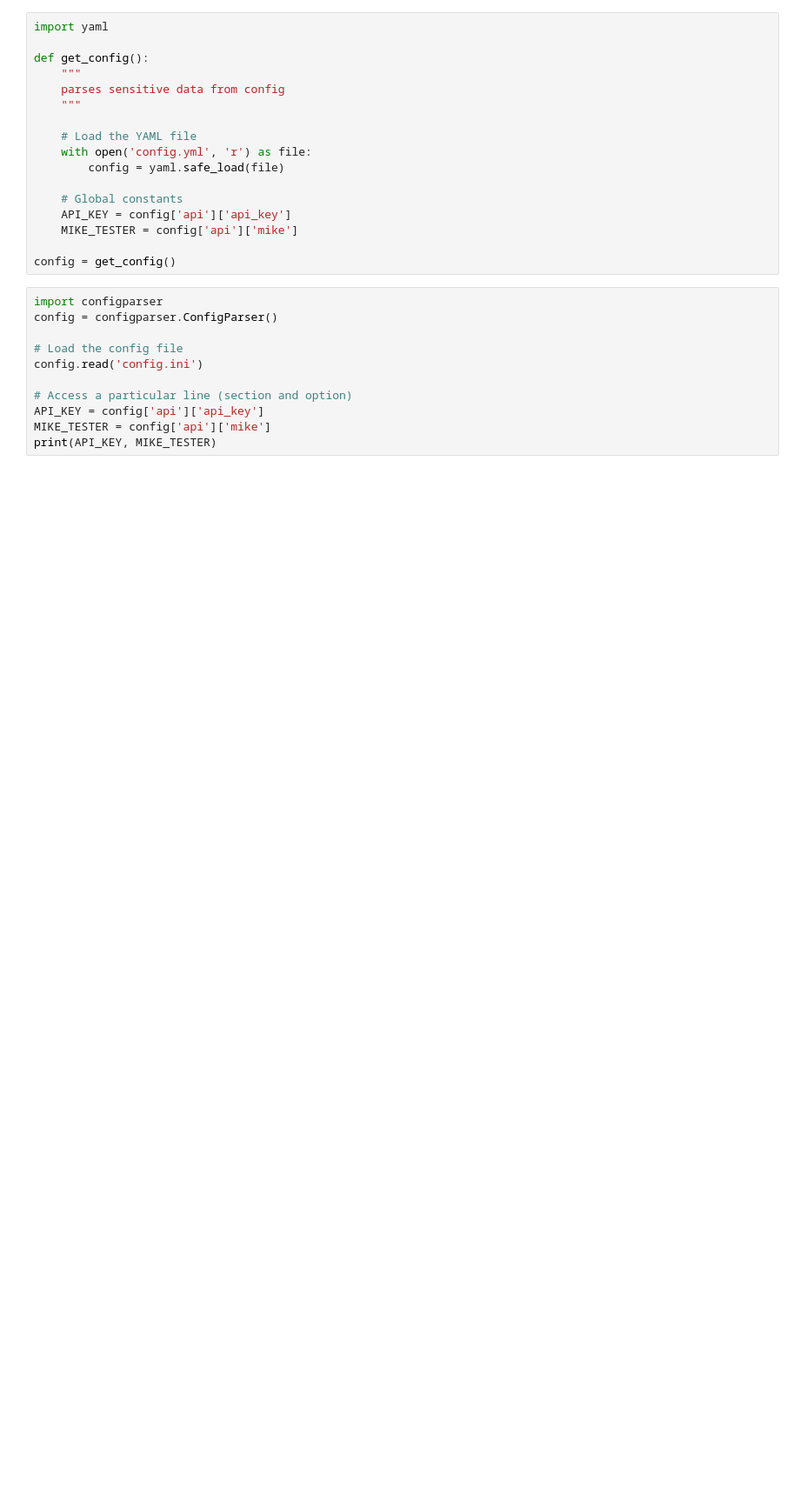
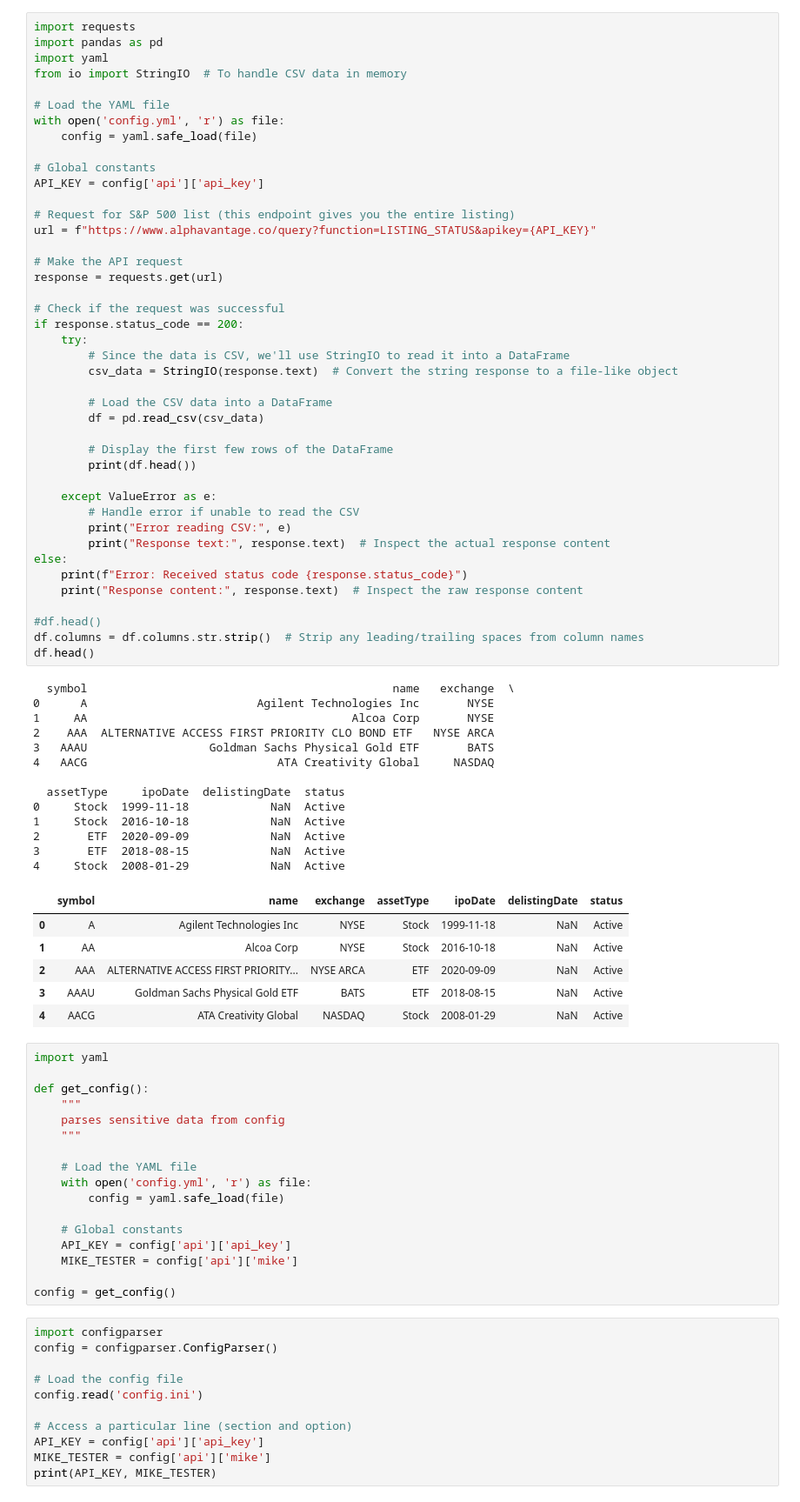
Before and after one commit to mikes256/ETL-Pipeline-Data-Engineering, a Jupyter notebook: extract_data.ipynb, the cells around one changed output. Shown at 87% size. Drawn from its saved outputs; the diff is of its cells as text; blank space fills up the shorter version.

```diff
--- a/extract_data.ipynb
+++ b/extract_data.ipynb
@@ -139,3 +197,65 @@ TypeError: 'NoneType' object is not subscriptable
+# %%
+import requests
+import pandas as pd
+import yaml
+from io import StringIO  # To handle CSV data in memory
+
+# Load the YAML file
+with open('config.yml', 'r') as file:
+    config = yaml.safe_load(file)
+
+# Global constants
+API_KEY = config['api']['api_key']
+
+# Request for S&P 500 list (this endpoint gives you the entire listing)
+url = f"https://www.alphavantage.co/query?function=LISTING_STATUS&apikey={API_KEY}"
+
+# Make the API request
+response = requests.get(url)
+
+# Check if the request was successful
+if response.status_code == 200:
+    try:
+        # Since the data is CSV, we'll use StringIO to read it into a DataFrame
+        csv_data = StringIO(response.text)  # Convert the string response to a file-like object
+
+        # Load the CSV data into a DataFrame
+        df = pd.read_csv(csv_data)
+
+        # Display the first few rows of the DataFrame
+        print(df.head())
+
+    except ValueError as e:
+        # Handle error if unable to read the CSV
+        print("Error reading CSV:", e)
+        print("Response text:", response.text)  # Inspect the actual response content
+else:
+    print(f"Error: Received status code {response.status_code}")
+    print("Response content:", response.text)  # Inspect the raw response content
+
+#df.head()
+df.columns = df.columns.str.strip()  # Strip any leading/trailing spaces from column names
+df.head()
+# %% [output]
+  symbol                                             name   exchange  \
+0      A                         Agilent Technologies Inc       NYSE
+1     AA                                       Alcoa Corp       NYSE
+2    AAA  ALTERNATIVE ACCESS FIRST PRIORITY CLO BOND ETF   NYSE ARCA
+3   AAAU                  Goldman Sachs Physical Gold ETF       BATS
+4   AACG                            ATA Creativity Global     NASDAQ
+
+  assetType     ipoDate  delistingDate  status
+0     Stock  1999-11-18            NaN  Active
+1     Stock  2016-10-18            NaN  Active
+2       ETF  2020-09-09            NaN  Active
+3       ETF  2018-08-15            NaN  Active
+4     Stock  2008-01-29            NaN  Active
+|  | symbol | name | exchange | assetType | ipoDate | delistingDate | status |
+| 0 | A | Agilent Technologies Inc | NYSE | Stock | 1999-11-18 | NaN | Active |
+| 1 | AA | Alcoa Corp | NYSE | Stock | 2016-10-18 | NaN | Active |
+| 2 | AAA | ALTERNATIVE ACCESS FIRST PRIORITY... | NYSE ARCA | ETF | 2020-09-09 | NaN | Active |
+| 3 | AAAU | Goldman Sachs Physical Gold ETF | BATS | ETF | 2018-08-15 | NaN | Active |
+| 4 | AACG | ATA Creativity Global | NASDAQ | Stock | 2008-01-29 | NaN | Active |
 # %%
 import yaml
 
```
Also changed, not shown: parts of 11 cells of this notebook.
